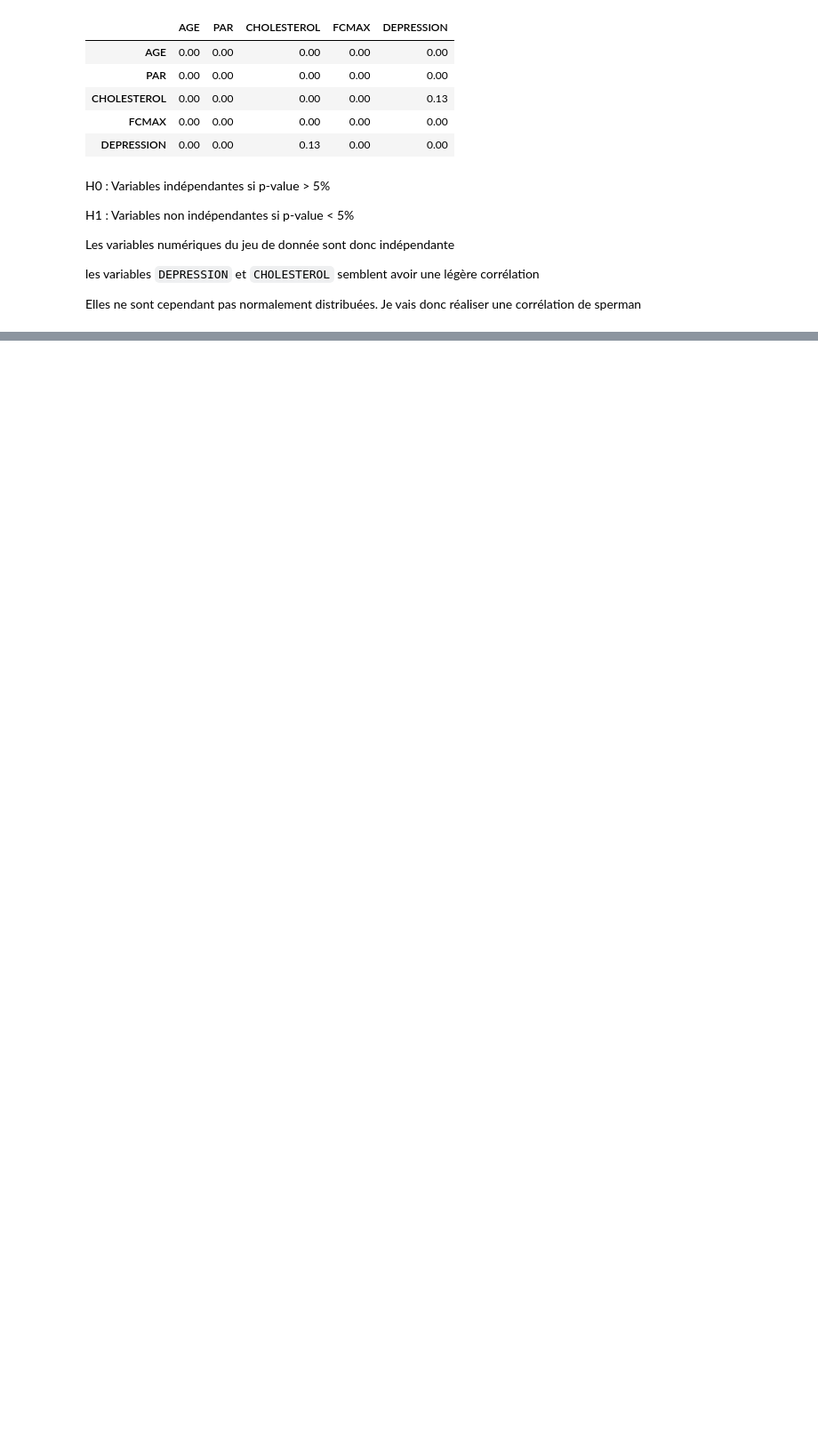
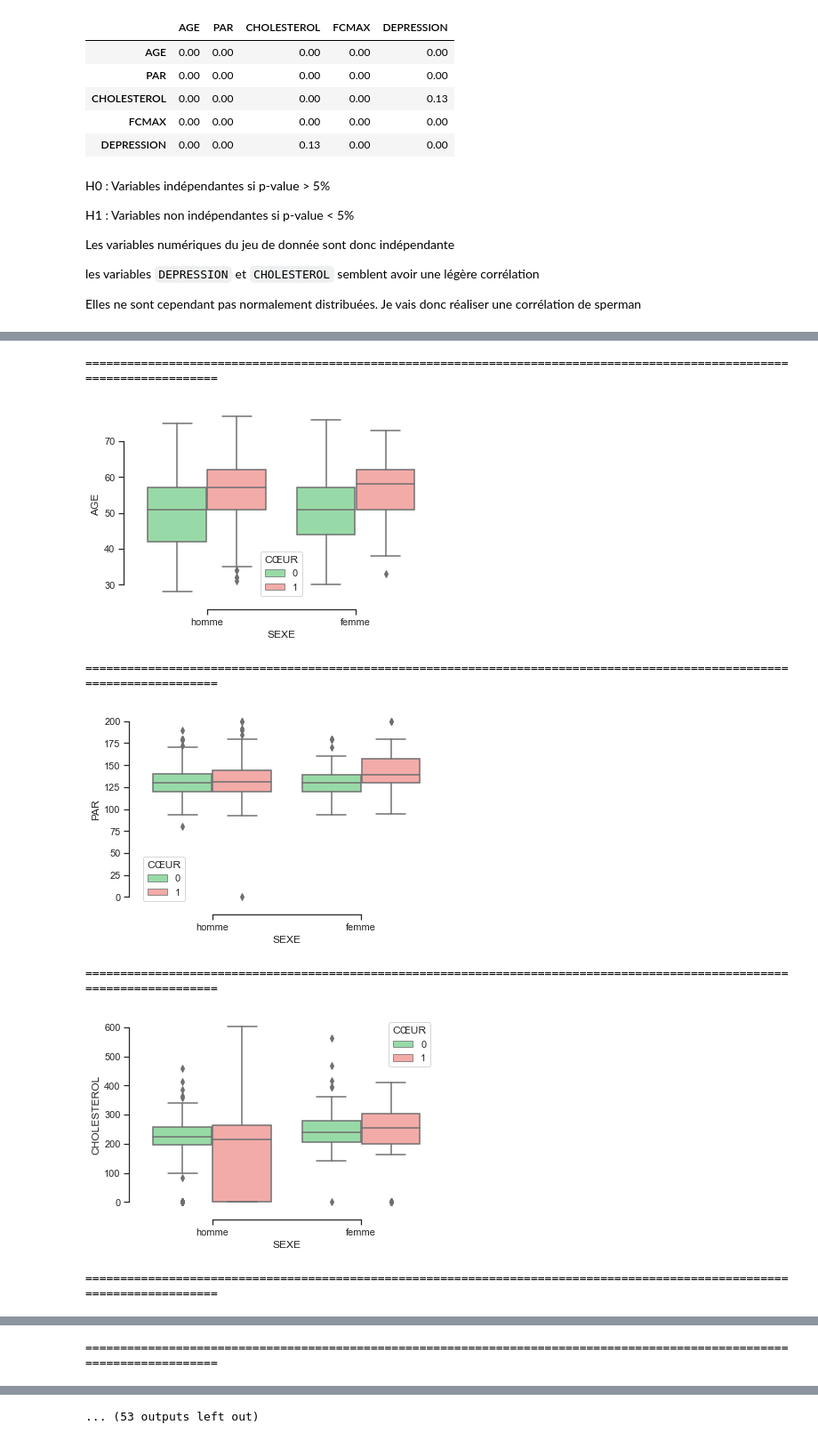
Before and after one commit to kocedric/analyse-de-la-maladie-cardiaque, a Jupyter notebook: Cardiaque Analysis.ipynb, the cells around one changed output, grey strips where cells are left out. Shown: that part at 89% size. Saved outputs shown, nothing was run; the diff lists cells and outputs as text; code cells hidden in the pictures; blank space fills up the shorter version.

```diff
--- a/Cardiaque Analysis.ipynb
+++ b/Cardiaque Analysis.ipynb
@@ -353,16 +333,0 @@ sns.despine(offset=10, trim=True)
-# %%
-for x in objet_cols:
-    for y in num_cols:
-        fig, axes = plt.subplots(figsize=(15,10))
-    #     fig.suptitle(i.title(),size=12)
-        sns.set_theme(style="ticks", palette="pastel")
-
-        sns.boxplot(x=x, y=y,
-                    hue="CŒUR", palette=["g", "r"],
-                    data=df)
-#         sns.boxplot(ax=axes[1], x=y, y=x,
-#                     hue="CŒUR", palette=["g", "r"],
-#                     data=df)
-        sns.despine(offset=10, trim=True)
-        print("================================================\n")
-        plt.show()
@@ -368,0 +343,21 @@ for x in objet_cols:
+# %%
+for x in objet_cols:
+    for y in num_cols:
+        fig, axes = plt.subplots()
+        sns.set_theme(style="ticks", palette="pastel")
+
+        if x != 'CŒUR' and y != 'CŒUR':
+            sns.boxplot(x=x, y=y,
+                        hue="CŒUR", palette=["g", "r"],
+                        data=df)
+            sns.despine(offset=10, trim=True)
+            print("=" * 120)
+            plt.show()
+# %% [output]
+========================================================================================================================
+[figure, added]
+========================================================================================================================
+[figure, added]
+========================================================================================================================
+[figure, added]
+========================================================================================================================
@@ -368,0 +365 @@ for x in objet_cols:
+========================================================================================================================
@@ -368,0 +369 @@ for x in objet_cols:
+... (53 outputs left out)
```
Also changed, not shown: parts of 22 cells of this notebook.
